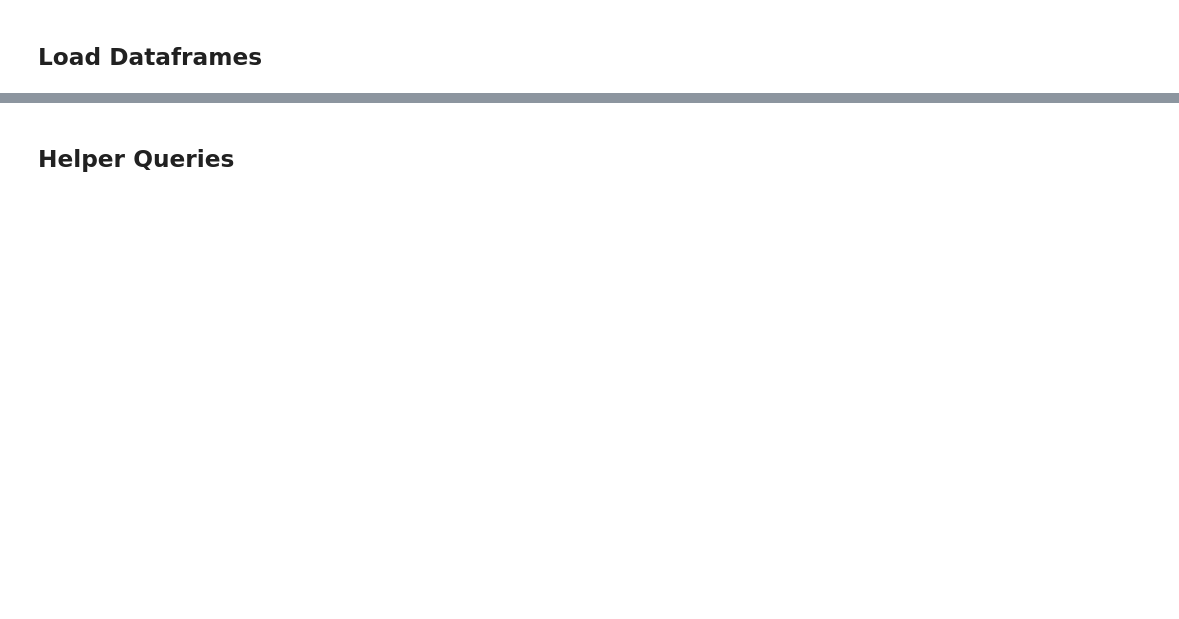
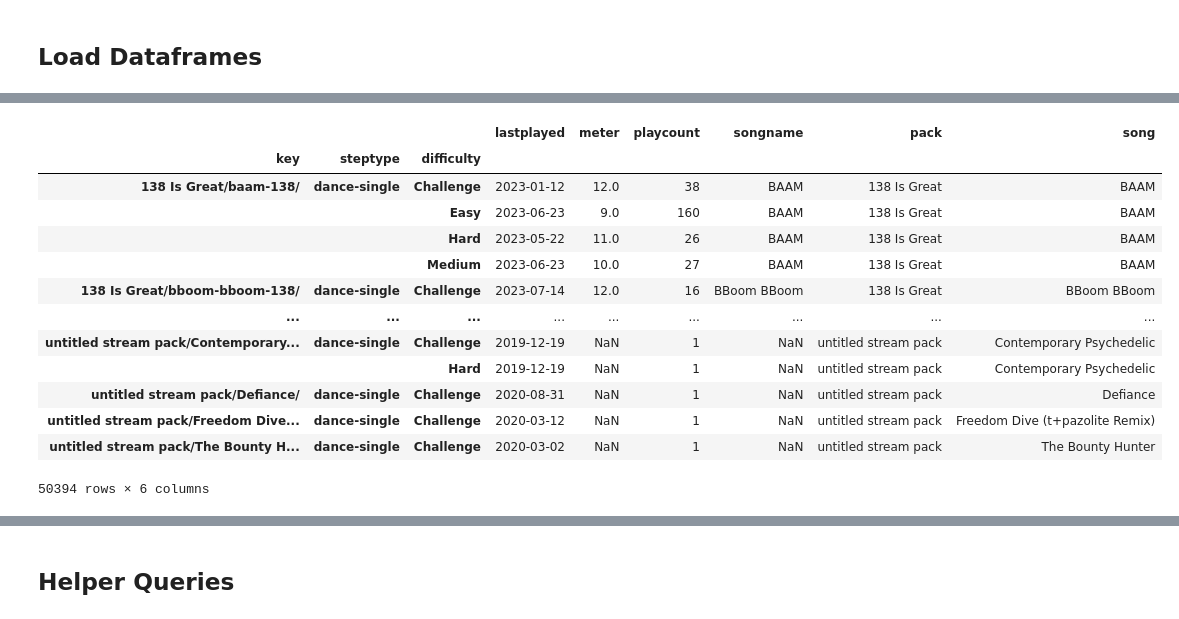
Before and after one commit to barrysir/sm-analyze-stats, a Jupyter notebook: main.ipynb, the cells around one changed output, grey strips where cells are left out. Cells and saved outputs as stored; diff of their text form; code cells hidden in the pictures; blank space fills up the shorter version.

```diff
--- a/main.ipynb
+++ b/main.ipynb
@@ -137,6 +189,6 @@ combined['playcount'] = combined['playcount'].fillna(0).astype(int)
 
 # store the songname column for later, when calculating the pack_info dataframe
 # drop it from the combined frame cause I don't want the data in this location
-songnames = combined['songname']
-combined = combined.drop(columns=['songname'])
-combined
+# songnames = combined['songname']
+# combined = combined.drop(columns=['songname'])
+# combined
@@ -142,0 +211,9 @@ combined
+# %%
+def f(k):
+    parts = k.strip('/').split('/')
+    pack, *_, inferred_songname = parts
+    return (pack, inferred_songname)
+
+s = combined.index.get_level_values('key').to_series().drop_duplicates().map(f)
+s = pd.DataFrame(s.tolist(), columns=['pack', 'song'], index=s.index)
+s
@@ -142,0 +254,5 @@ combined
+# %%
+v = s.join(combined['songname'])
+v['song'] = v['songname'].combine_first(v['song'])
+v = v.drop(columns=['songname'])
+v
@@ -142,0 +274,17 @@ combined
+# %%
+combined.join(v)
+# %% [output]
+|  |  |  | lastplayed | meter | playcount | songname | pack | song |
+| key | steptype | difficulty |  |  |  |  |  |  |
+| 138 Is Great/baam-138/ | dance-single | Challenge | 2023-01-12 | 12.0 | 38 | BAAM | 138 Is Great | BAAM |
+|  |  | Easy | 2023-06-23 | 9.0 | 160 | BAAM | 138 Is Great | BAAM |
+|  |  | Hard | 2023-05-22 | 11.0 | 26 | BAAM | 138 Is Great | BAAM |
+|  |  | Medium | 2023-06-23 | 10.0 | 27 | BAAM | 138 Is Great | BAAM |
+| 138 Is Great/bboom-bboom-138/ | dance-single | Challenge | 2023-07-14 | 12.0 | 16 | BBoom BBoom | 138 Is Great | BBoom BBoom |
+| ... | ... | ... | ... | ... | ... | ... | ... | ... |
+| untitled stream pack/Contemporary... | dance-single | Challenge | 2019-12-19 | NaN | 1 | NaN | untitled stream pack | Contemporary Psychedelic |
+|  |  | Hard | 2019-12-19 | NaN | 1 | NaN | untitled stream pack | Contemporary Psychedelic |
+| untitled stream pack/Defiance/ | dance-single | Challenge | 2020-08-31 | NaN | 1 | NaN | untitled stream pack | Defiance |
+| untitled stream pack/Freedom Dive... | dance-single | Challenge | 2020-03-12 | NaN | 1 | NaN | untitled stream pack | Freedom Dive (t+pazolite Remix) |
+| untitled stream pack/The Bounty H... | dance-single | Challenge | 2020-03-02 | NaN | 1 | NaN | untitled stream pack | The Bounty Hunter |
+50394 rows × 6 columns
```
Also changed, not shown: parts of 18 cells of this notebook, 7 other files.
